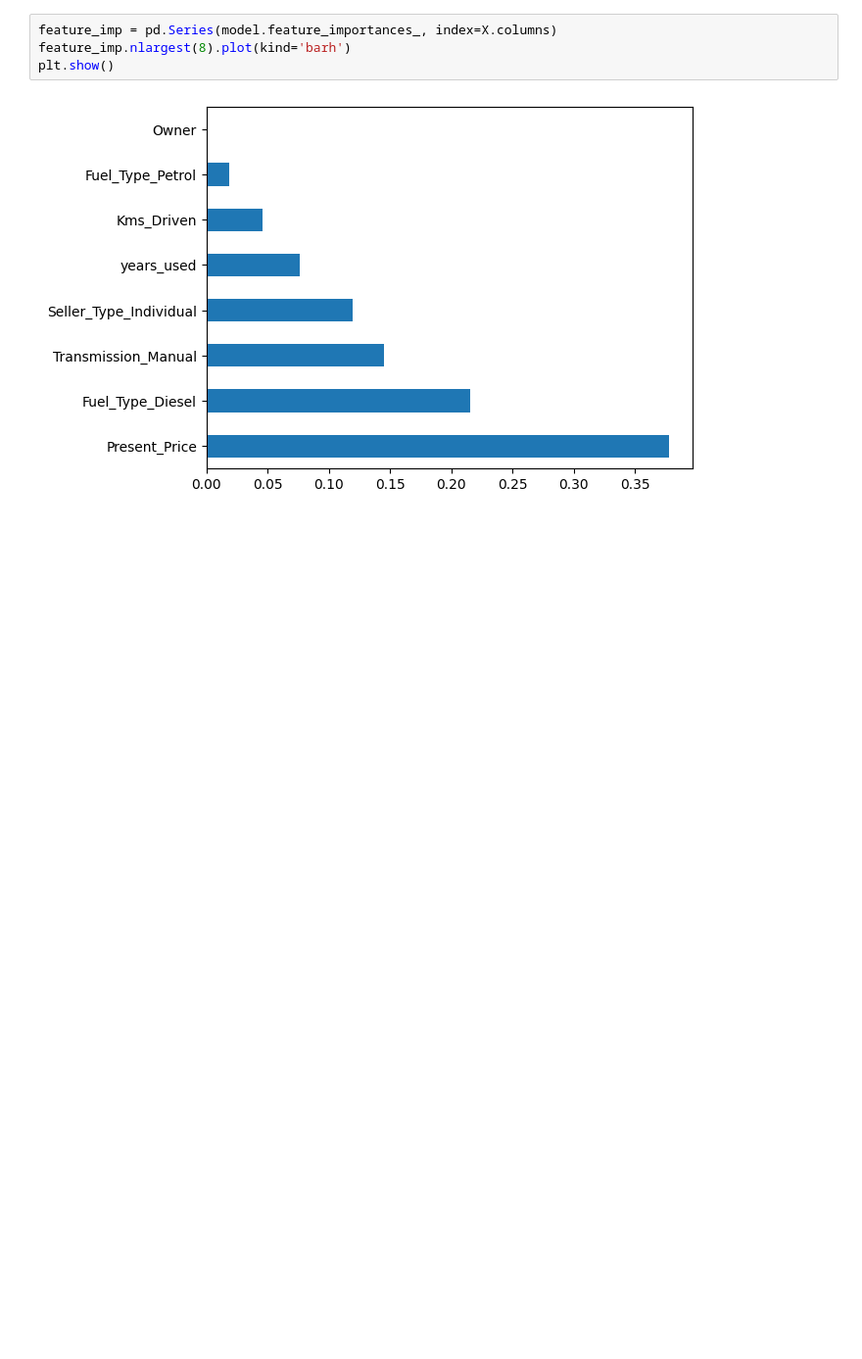
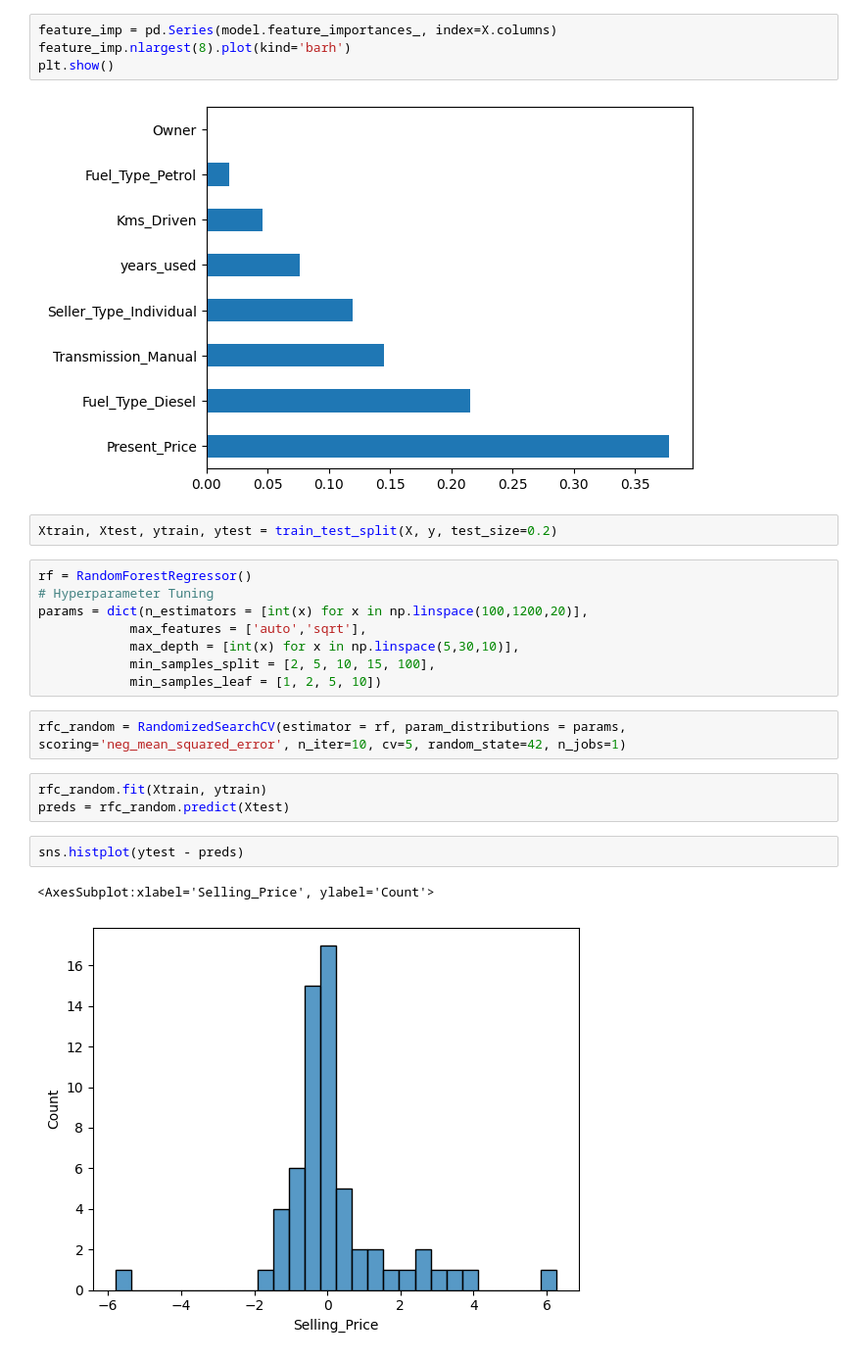
Before and after one commit to AmirSahil/Car-Price-Prediction, a Jupyter notebook: car-price.ipynb, the cells around one changed output. Shown at 98% size. Saved outputs shown, nothing was run; the diff lists cells and outputs as text; blank space fills up the shorter version.

```diff
--- a/car-price.ipynb
+++ b/car-price.ipynb
@@ -113,3 +118,23 @@ feature_imp.nlargest(8).plot(kind='barh')
 plt.show()
 # %% [output]
 [figure]
+# %%
+Xtrain, Xtest, ytrain, ytest = train_test_split(X, y, test_size=0.2)
+# %%
+rf = RandomForestRegressor()
+# Hyperparameter Tuning
+params = dict(n_estimators = [int(x) for x in np.linspace(100,1200,20)],
+            max_features = ['auto','sqrt'],
+            max_depth = [int(x) for x in np.linspace(5,30,10)],
+            min_samples_split = [2, 5, 10, 15, 100],
+            min_samples_leaf = [1, 2, 5, 10])
+# %%
+rfc_random = RandomizedSearchCV(estimator = rf, param_distributions = params, scoring='neg_mean_squared_error', n_iter=10, cv=5, random_state=42, n_jobs=1)
+# %%
+rfc_random.fit(Xtrain, ytrain)
+preds = rfc_random.predict(Xtest)
+# %%
+sns.histplot(ytest - preds)
+# %% [output]
+<AxesSubplot:xlabel='Selling_Price', ylabel='Count'>
+[figure, added]
```
Also changed, not shown: parts of 2 cells of this notebook, 1 other file.
